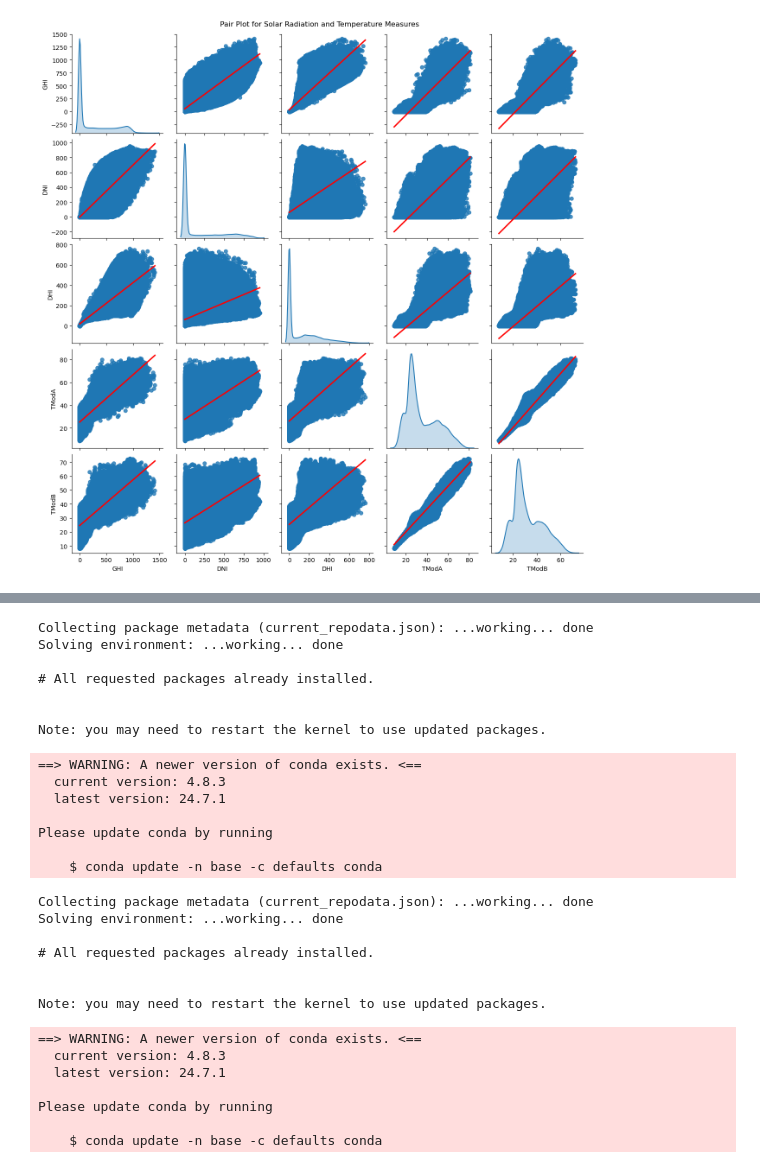
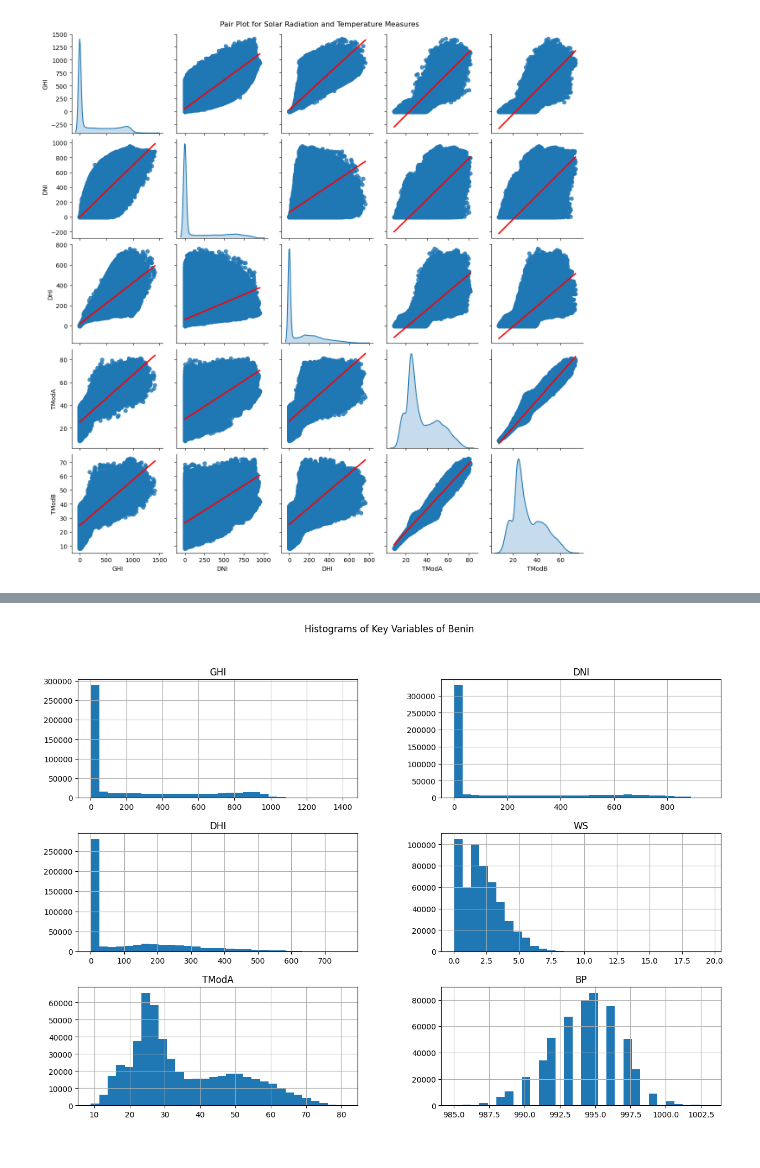
Before and after one commit to dani6566/TASK_01, a Jupyter notebook: Notebooks/benin-malanville.ipynb, the cells around one changed output, grey strips where cells are left out. Saved outputs shown, nothing was run; the diff lists cells and outputs as text; code cells hidden in the pictures.

```diff
--- a/Notebooks/benin-malanville.ipynb
+++ b/Notebooks/benin-malanville.ipynb
@@ -503,34 +358,0 @@ Please update conda by running
-# %%
-conda install Pandas
-# %% [output]
-Collecting package metadata (current_repodata.json): ...working... done
-Solving environment: ...working... done
-
-# All requested packages already installed.
-
-
-Note: you may need to restart the kernel to use updated packages.
-==> WARNING: A newer version of conda exists. <==
-  current version: 4.8.3
-  latest version: 24.7.1
-
-Please update conda by running
-
-    $ conda update -n base -c defaults conda
-# %%
-conda update conda
-# %% [output]
-Collecting package metadata (current_repodata.json): ...working... done
-Solving environment: ...working... done
-
-# All requested packages already installed.
-
-
-Note: you may need to restart the kernel to use updated packages.
-==> WARNING: A newer version of conda exists. <==
-  current version: 4.8.3
-  latest version: 24.7.1
-
-Please update conda by running
-
-    $ conda update -n base -c defaults conda
@@ -538,0 +359,8 @@ conda install -n base -c defaults conda=24.7.1
+# %%
+# Histograms for GHI, DNI, DHI, WS, TModA
+variables = ['GHI', 'DNI', 'DHI', 'WS', 'TModA',"BP"]
+Data_benin[variables].hist(bins=30, figsize=(15, 10))
+plt.suptitle('Histograms of Key Variables of Benin')
+plt.show()
+# %% [output]
+[figure, added]
```
Also changed, not shown: parts of 26 cells of this notebook, 2 other files.
